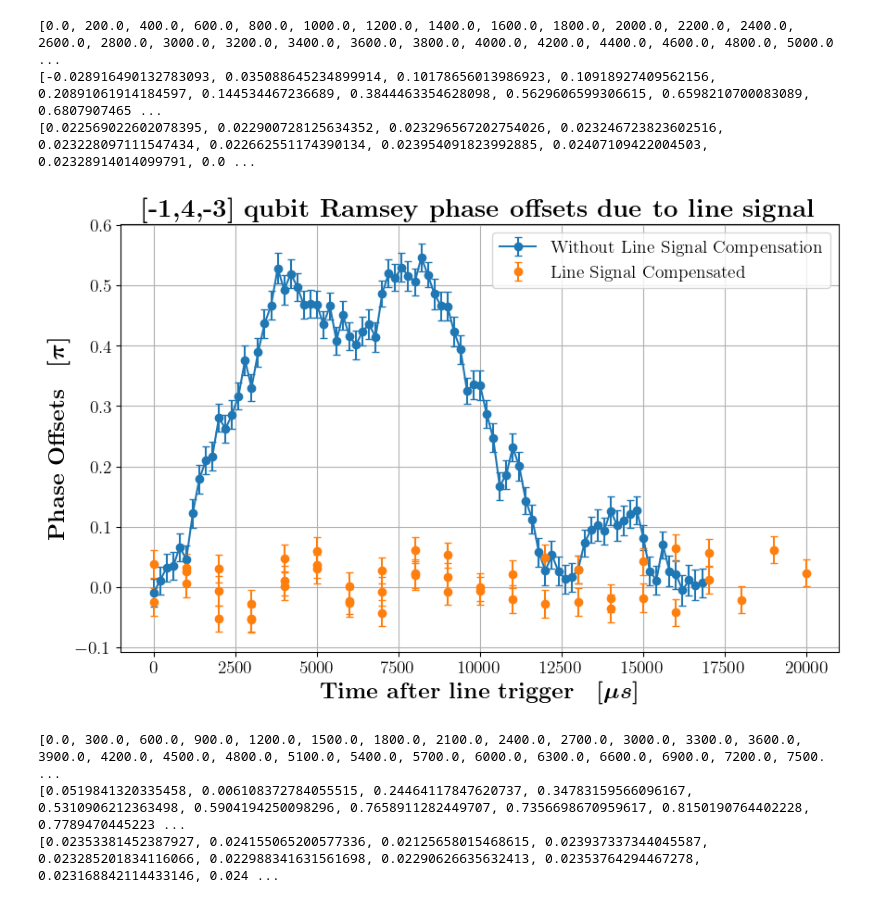
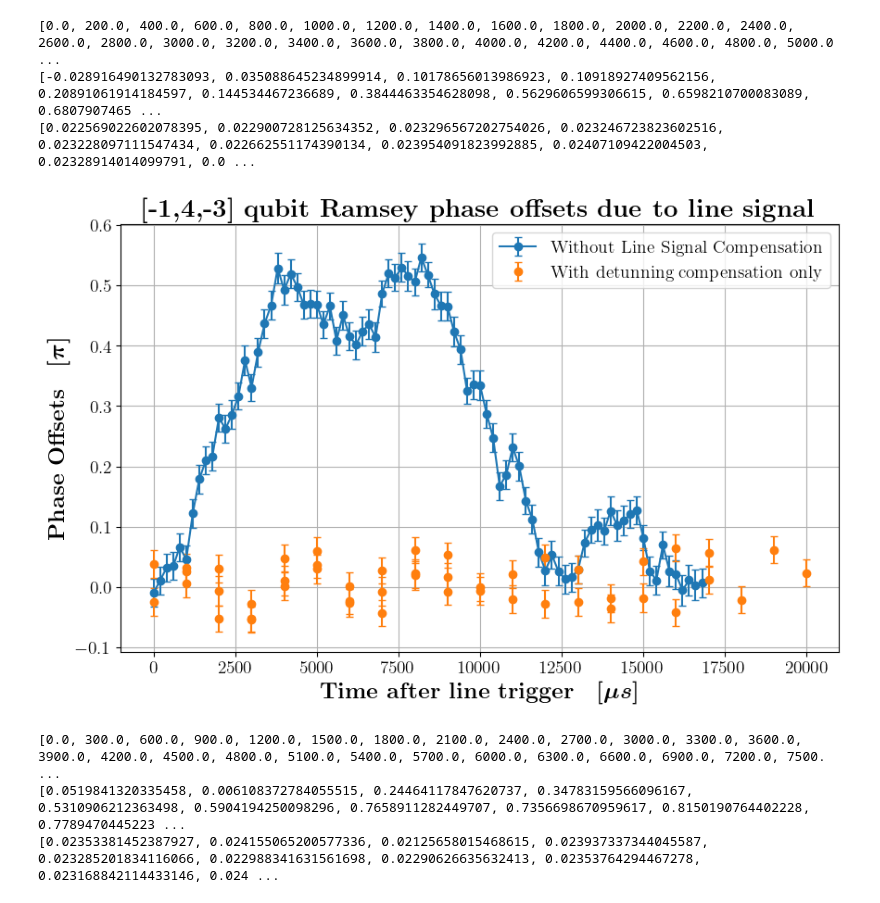
Before and after one commit to GauravTathed/PhD_python_scripts, a Jupyter notebook: LineSignal_charaterization/Line_signal_charaterization_with_qubitRamsey.ipynb, the cells around one changed output. Cells and saved outputs as stored; diff of their text form; code cells hidden in the pictures.

```diff
--- a/LineSignal_charaterization/Line_signal_charaterization_with_qubitRamsey.ipynb
+++ b/LineSignal_charaterization/Line_signal_charaterization_with_qubitRamsey.ipynb
@@ -610,35 +610,35 @@ plt.figure(figsize=(10, 6))
 
 plt.errorbar(
     wait_times,
     np.array(phases)/np.pi,
     yerr=phase_errors,
     fmt='-o',
     capsize=3, label='Without Line Signal Compensation'
 )
 
 plt.errorbar(
     fit_wait_times_list,
     np.array(fit_phases_list)/np.pi,
     yerr=fit_phase_errors_list,
     fmt='o',
-    capsize=3, label='Line Signal Compensated'
+    capsize=3, label='With detunning compensation only'
 )
 
 
 # print(fit_wait_times_list)
 # print(fit_phases_list)
 # print(fit_phase_errors_list)
 
 plt.xlabel(r'\boldmath$\textbf{Time after line trigger}\quad [\mu s]$', fontsize=18)
 plt.ylabel(r'\boldmath$\textbf{Phase Offsets}\quad [\pi]$', fontsize=18)
 plt.title(r'\textbf{[-1,4,-3] qubit Ramsey phase offsets due to line signal}', fontsize=20)
 plt.tick_params(axis='both', which='major', labelsize=14)
 plt.grid()
 plt.savefig('0_2_0_phase_offsets_for_laser_noise_with_RFSoC.png', dpi=300, bbox_inches="tight")
 legend = plt.legend(fontsize=14)
 plt.show()
 # %% [output]
-[figure, old version]
+[figure, new version]
 # %%
 wait_times = []
 phases = []
```
Also changed, not shown: parts of 11 cells of this notebook, 5 other files.
